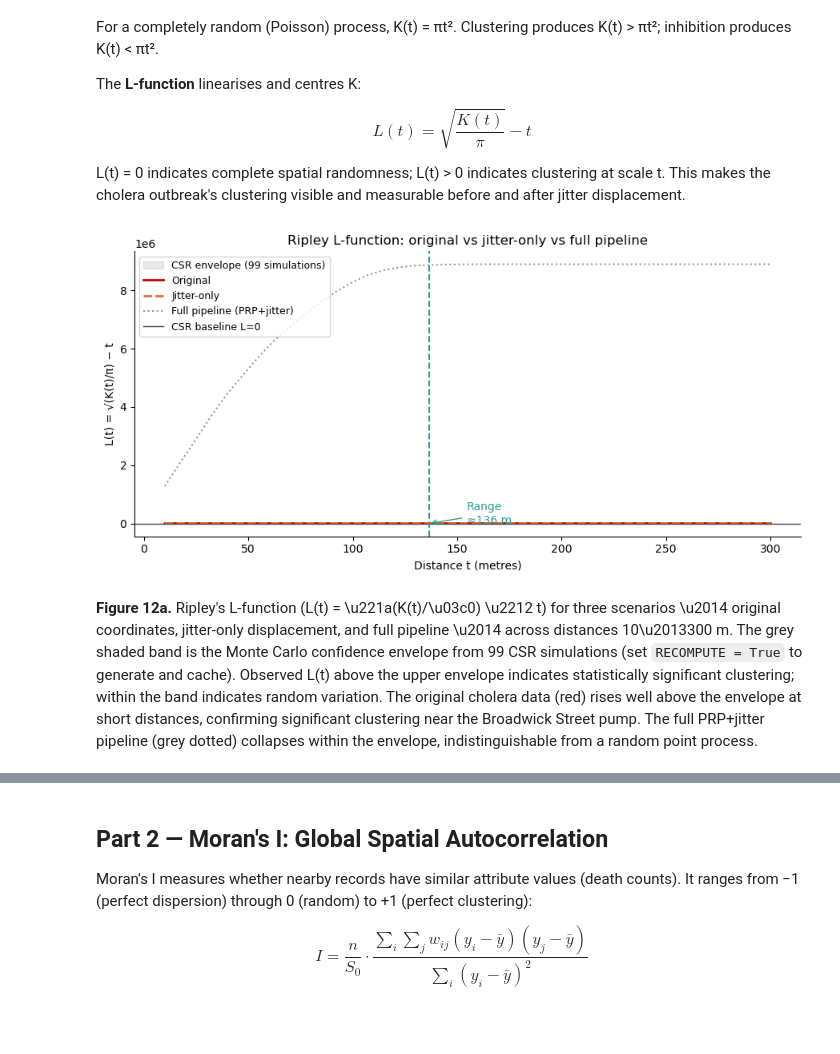
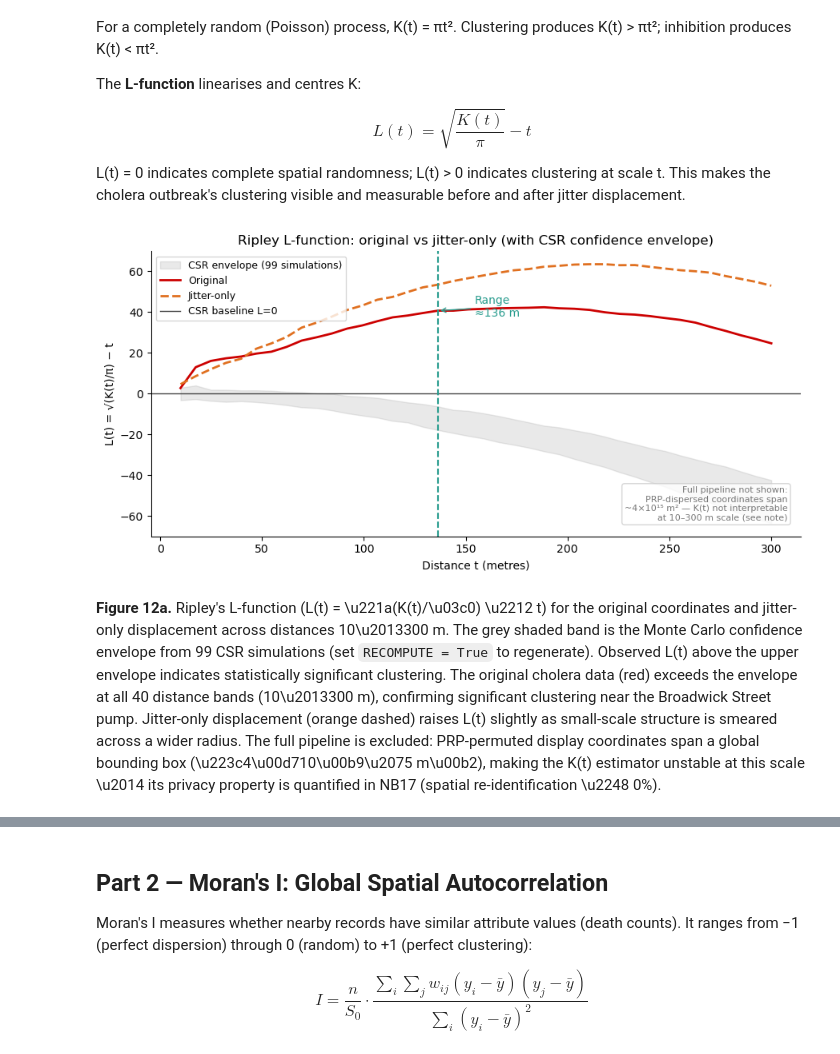
Before and after one commit to PHI-Case-Studies/2026-Map-Encryption-Library, a Jupyter notebook: 12-advanced-evaluation-part1.ipynb, the cells around one changed output, grey strips where cells are left out. Drawn from its saved outputs; the diff is of its cells as text; code cells hidden in the pictures; blank space fills up the shorter version.

```diff
--- a/12-advanced-evaluation-part1.ipynb
+++ b/12-advanced-evaluation-part1.ipynb
@@ -130,56 +130,59 @@ if RECOMPUTE:
         warnings.simplefilter("ignore")
         k_orig = k_test(xy_orig, keep_simulations=True, n_simulations=99, support=support)
         k_jit  = k_test(xy_jit,  keep_simulations=False, support=support)
-        k_full = k_test(xy_full, keep_simulations=False, support=support)
     L_orig = np.sqrt(k_orig.statistic / np.pi) - support
     L_jit  = np.sqrt(k_jit.statistic  / np.pi) - support
-    L_full = np.sqrt(k_full.statistic  / np.pi) - support
-    # Monte Carlo confidence envelope: L-transform each simulation row
+    # Monte Carlo confidence envelope from 99 CSR simulations (original data only)
     L_sims   = np.sqrt(k_orig.simulations / np.pi) - support
     L_env_lo = L_sims.min(axis=0)
     L_env_hi = L_sims.max(axis=0)
     np.savez("data/nb12_L_curves.npz",
-             L_orig=L_orig, L_jit=L_jit, L_full=L_full, support=support,
+             L_orig=L_orig, L_jit=L_jit, support=support,
              L_env_lo=L_env_lo, L_env_hi=L_env_hi)
 else:
     _d = np.load("data/nb12_L_curves.npz")
-    L_orig, L_jit, L_full = _d["L_orig"], _d["L_jit"], _d["L_full"]
+    L_orig, L_jit = _d["L_orig"], _d["L_jit"]
     support = _d["support"]
     L_env_lo = _d["L_env_lo"] if "L_env_lo" in _d else None
     L_env_hi = _d["L_env_hi"] if "L_env_hi" in _d else None
 
 dL_orig = np.gradient(L_orig, support)
 range_candidates = np.where(dL_orig < dL_orig.max() * 0.10)[0]
 range_d = float(support[range_candidates[0]]) if len(range_candidates) else float(support[len(support)//2])
 range_y = float(L_orig[np.searchsorted(support, range_d)])
 
 fig, ax = plt.subplots(figsize=(9, 4.5))
 if L_env_lo is not None:
     ax.fill_between(support, L_env_lo, L_env_hi,
                     alpha=0.18, color="#888888",
                     label="CSR envelope (99 simulations)")
 ax.plot(support, L_orig, color="#cc0000", linewidth=2, label="Original")
 ax.plot(support, L_jit,  color="#e07020", linewidth=2, linestyle="--", label="Jitter-only")
-ax.plot(support, L_full, color="#999999", linewidth=1.5, linestyle=":", label="Full pipeline (PRP+jitter)")
 ax.axhline(0, color="#444444", linewidth=1, label="CSR baseline L=0")
 ax.axvline(range_d, color="#2a9d8f", linestyle="--", linewidth=1.5)
 ax.annotate(
     f"Range\n\u2248{range_d:.0f} m", xy=(range_d, range_y),
     xytext=(range_d + 18, range_y - 3),
     arrowprops=dict(arrowstyle="->", color="#2a9d8f"),
     color="#2a9d8f", fontsize=10,
 )
+ax.text(0.98, 0.05,
+        "Full pipeline not shown:\nPRP-dispersed coordinates span\n"
+        "~4\u00d710\u00b9\u2075 m\u00b2 \u2014 K(t) not interpretable\nat 10\u2013300 m scale (see note)",
+        transform=ax.transAxes, ha="right", va="bottom",
+        fontsize=8, color="#777777",
+        bbox=dict(boxstyle="round,pad=0.3", fc="white", ec="#cccccc", alpha=0.8))
 ax.set_xlabel("Distance t (metres)")
 ax.set_ylabel("L(t) = \u221a(K(t)/\u03c0) \u2212 t")
-ax.set_title("Ripley L-function: original vs jitter-only vs full pipeline")
+ax.set_title("Ripley L-function: original vs jitter-only (with CSR confidence envelope)")
 ax.legend(loc="upper left", fontsize=9)
 sns.despine()
 plt.tight_layout()
 plt.show()
 # %% [output]
-[figure, old version]
+[figure, new version]
 # %% [markdown]
-**Figure 12a.** Ripley's L-function (L(t) = \u221a(K(t)/\u03c0) \u2212 t) for three scenarios \u2014 original coordinates, jitter-only displacement, and full pipeline \u2014 across distances 10\u2013300 m. The grey shaded band is the Monte Carlo confidence envelope from 99 CSR simulations (set `RECOMPUTE = True` to generate and cache). Observed L(t) above the upper envelope indicates statistically significant clustering; within the band indicates random variation. The original cholera data (red) rises well above the envelope at short distances, confirming significant clustering near the Broadwick Street pump. The full PRP+jitter pipeline (grey dotted) collapses within the envelope, indistinguishable from a random point process.
+**Figure 12a.** Ripley's L-function (L(t) = \u221a(K(t)/\u03c0) \u2212 t) for the original coordinates and jitter-only displacement across distances 10\u2013300 m. The grey shaded band is the Monte Carlo confidence envelope from 99 CSR simulations (set `RECOMPUTE = True` to regenerate). Observed L(t) above the upper envelope indicates statistically significant clustering. The original cholera data (red) exceeds the envelope at all 40 distance bands (10\u2013300 m), confirming significant clustering near the Broadwick Street pump. Jitter-only displacement (orange dashed) raises L(t) slightly as small-scale structure is smeared across a wider radius. The full pipeline is excluded: PRP-permuted display coordinates span a global bounding box (\u223c4\u00d710\u00b9\u2075 m\u00b2), making the K(t) estimator unstable at this scale \u2014 its privacy property is quantified in NB17 (spatial re-identification \u2248 0%).
 # %% [markdown]
 > **Note — Ripley's K and the L-function**
 >
```
Also changed, not shown: parts of 4 cells of this notebook, 1 other file.
